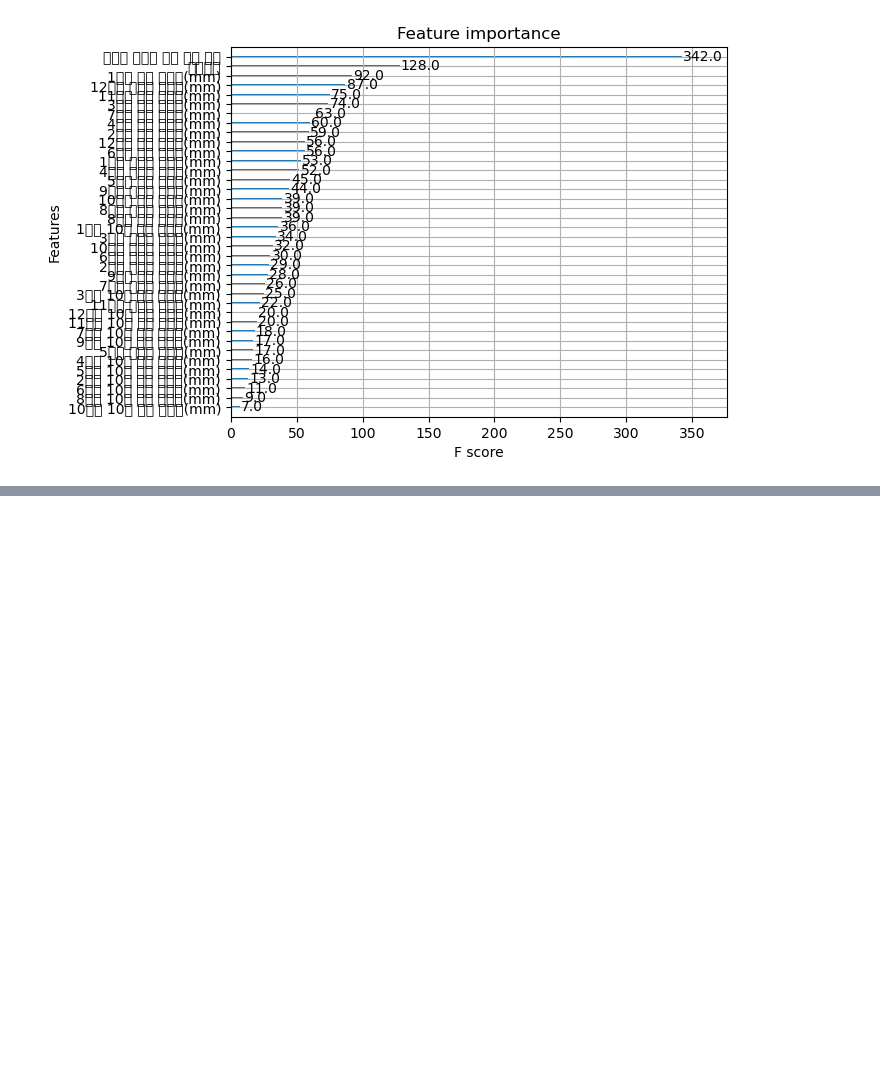
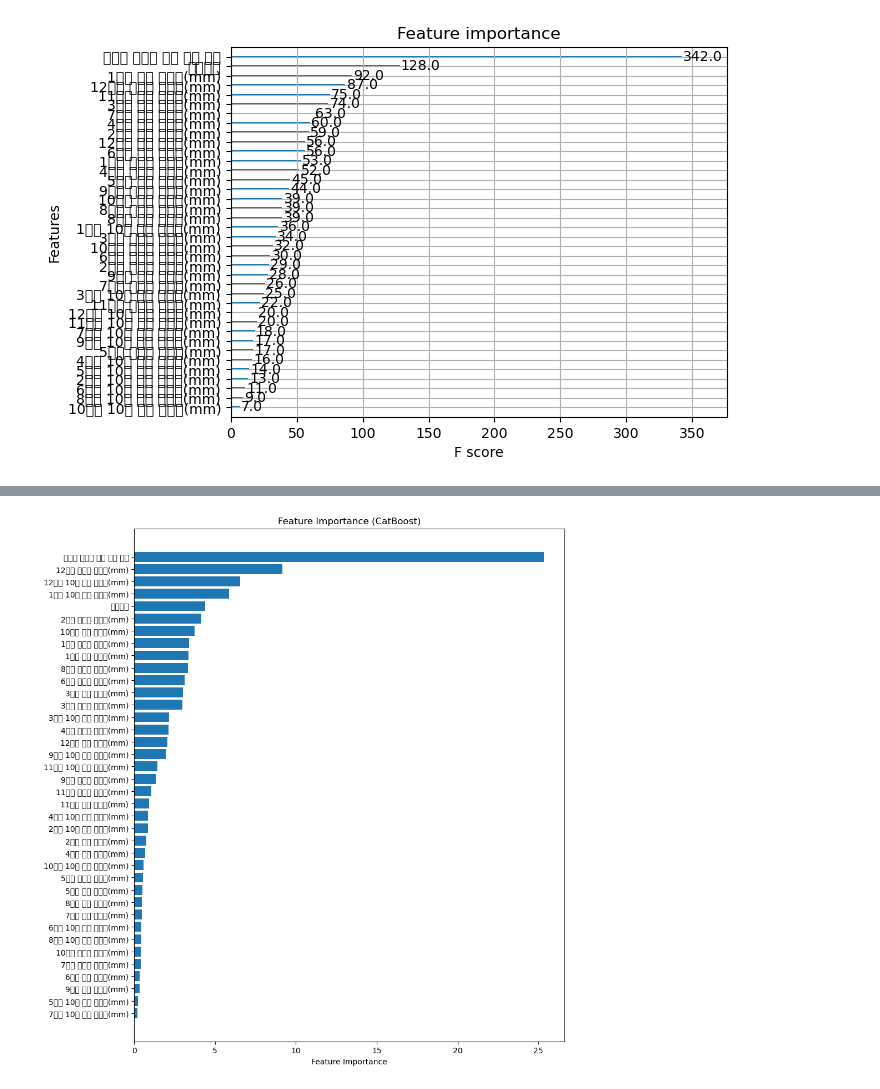
Before and after one commit to sjw8793/Watchers, a Jupyter notebook: XGBooost/XGBoost.ipynb, the cells around one changed output, grey strips where cells are left out. Cells and saved outputs as stored; diff of their text form; code cells hidden in the pictures; blank space fills up the shorter version.

```diff
--- a/XGBooost/XGBoost.ipynb
+++ b/XGBooost/XGBoost.ipynb
@@ -177,0 +526,14 @@ XGBoost를 Decision Tree를 학습시키는 것이라고 생각해서 변수가
+# %%
+import numpy as np
+# 피처 중요도 시각화
+feature_importances = best_model.get_feature_importance()
+sorted_idx = np.argsort(feature_importances)
+
+plt.figure(figsize=(10, 12))
+plt.barh(range(len(feature_importances)), feature_importances[sorted_idx], align='center')
+plt.yticks(range(len(feature_importances)), [selected_columns[i] for i in sorted_idx])
+plt.xlabel('Feature Importance')
+plt.title('Feature Importance (CatBoost)')
+plt.show()
+# %% [output]
+[figure, added]
```
Also changed, not shown: parts of 12 cells of this notebook.
